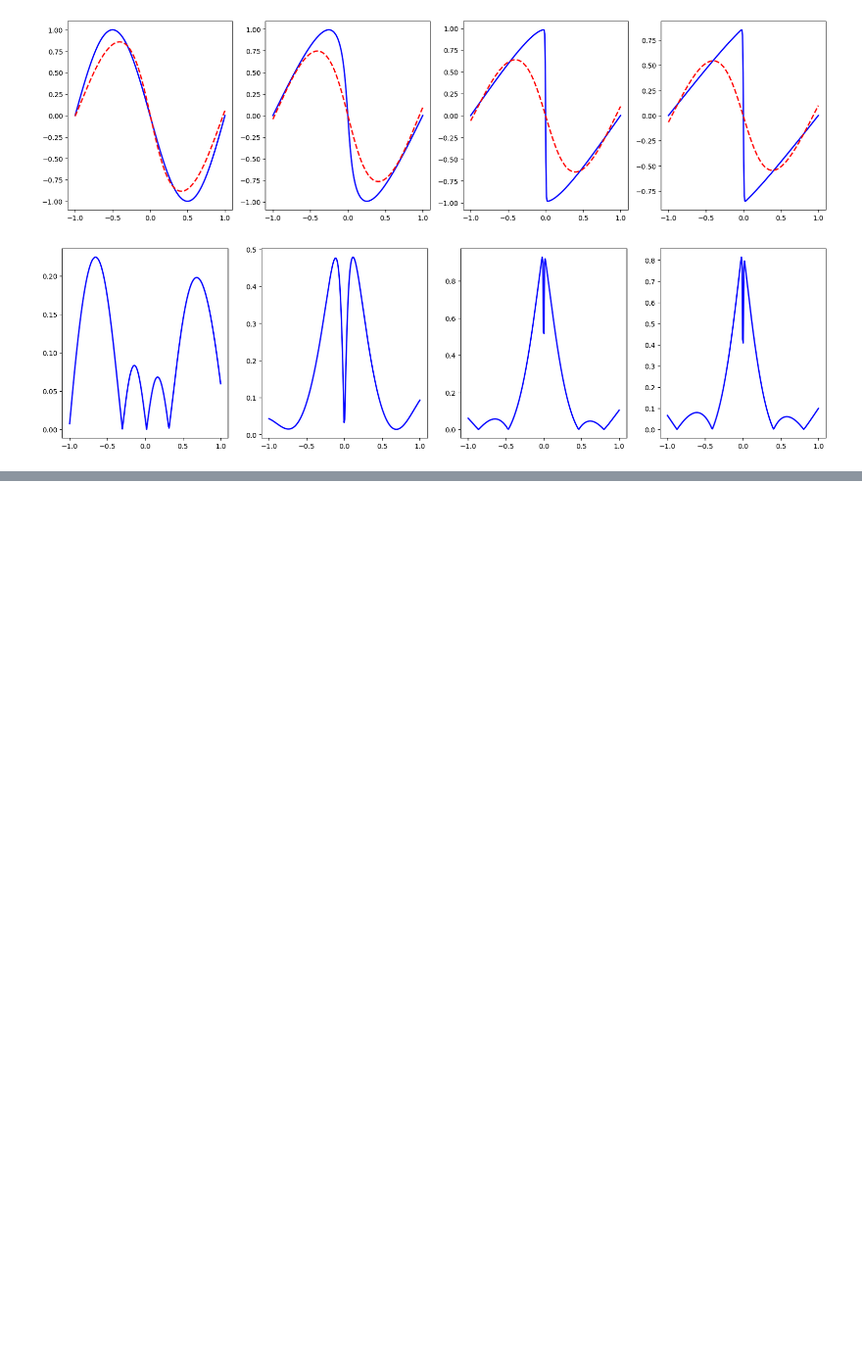
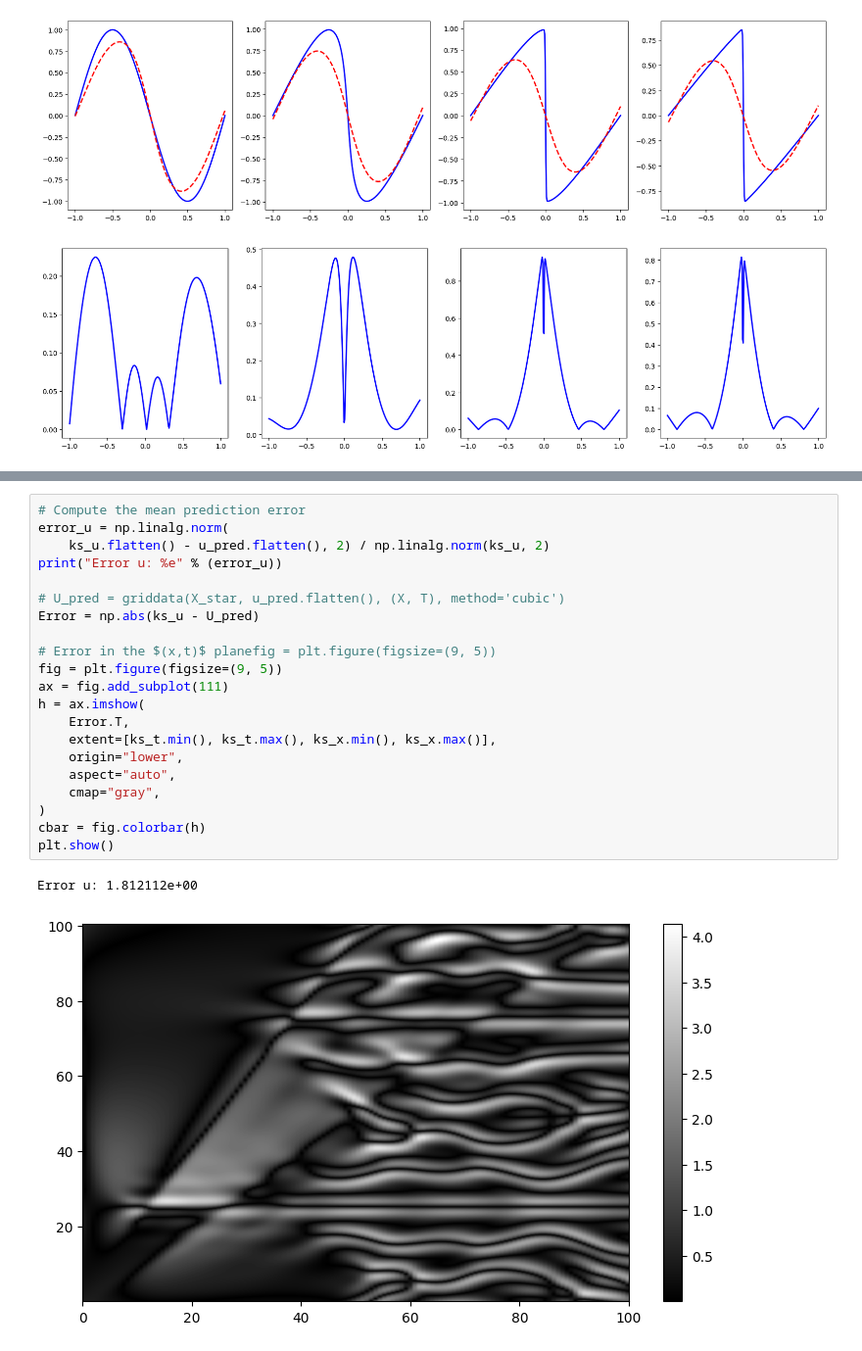
Before and after one commit to Jad-yehya/Advanced-deep, a Jupyter notebook: pinns/TME14_PINNS_student_colab.ipynb, the cells around one changed output, grey strips where cells are left out. Shown at 98% size. Cells and saved outputs as stored; diff of their text form; blank space fills up the shorter version.

```diff
--- a/pinns/TME14_PINNS_student_colab.ipynb
+++ b/pinns/TME14_PINNS_student_colab.ipynb
@@ -1053,0 +1472,24 @@ ax.plot(x[min:max], Error[index, min:max], "b-", linewidth=2, label="Exact")
+# %%
+# Compute the mean prediction error
+error_u = np.linalg.norm(
+    ks_u.flatten() - u_pred.flatten(), 2) / np.linalg.norm(ks_u, 2)
+print("Error u: %e" % (error_u))
+
+# U_pred = griddata(X_star, u_pred.flatten(), (X, T), method='cubic')
+Error = np.abs(ks_u - U_pred)
+
+# Error in the $(x,t)$ planefig = plt.figure(figsize=(9, 5))
+fig = plt.figure(figsize=(9, 5))
+ax = fig.add_subplot(111)
+h = ax.imshow(
+    Error.T,
+    extent=[ks_t.min(), ks_t.max(), ks_x.min(), ks_x.max()],
+    origin="lower",
+    aspect="auto",
+    cmap="gray",
+)
+cbar = fig.colorbar(h)
+plt.show()
+# %% [output]
+Error u: 1.812112e+00
+[figure, added]
```
Also changed, not shown: parts of 24 cells of this notebook, 3 other files.
